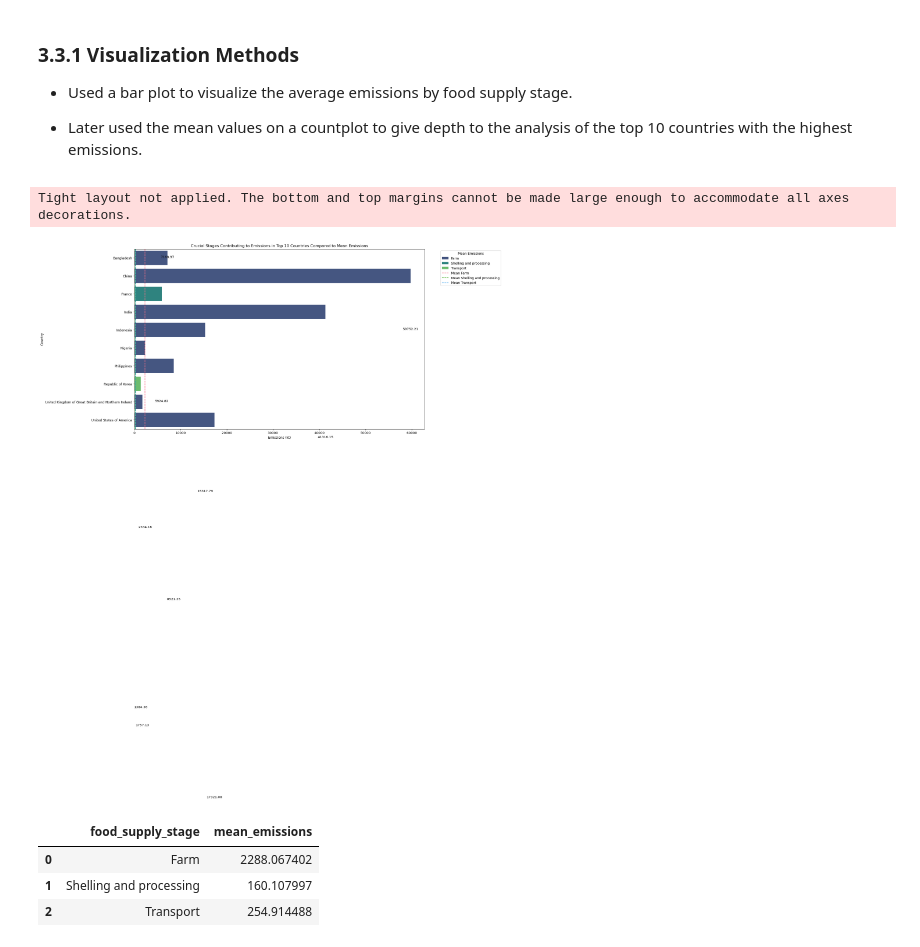
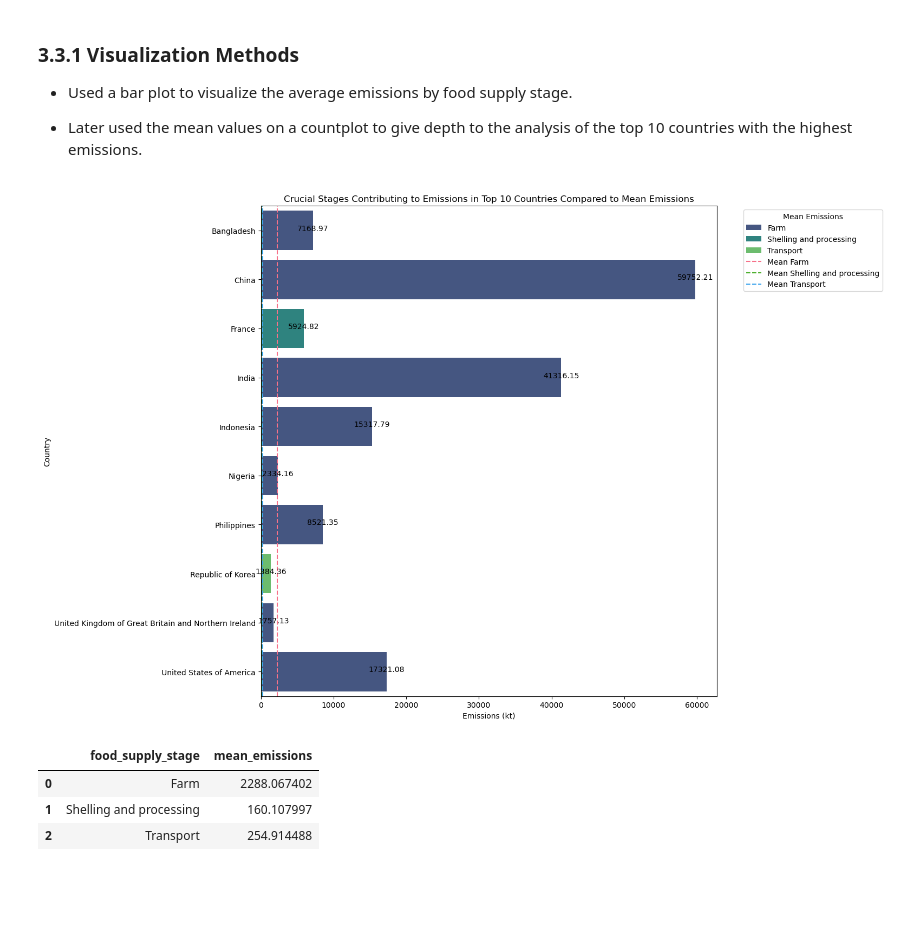
Before and after one commit to AlexRibeiro95/Project_FoodWaste, a Jupyter notebook: EDA/Main.ipynb, the cells around one changed output. Cells and saved outputs as stored; diff of their text form; code cells hidden in the pictures; blank space fills up the shorter version.

```diff
--- a/EDA/Main.ipynb
+++ b/EDA/Main.ipynb
@@ -478,43 +497,46 @@ mean_emissions_crucial_stages
 
 fig = px.bar(mean_emissions_crucial_stages, x='food_supply_stage', y='mean_emissions', title='Mean Emissions per Crucial Stage')
 fig.show()
+# %%
+# Reset index to format the position of the bars values
+
+crucial_stages.reset_index(drop=True, inplace=True)
 # %%
 #Can we put the mean emissions values in the legend?
 
 # Create a bar plot
 
-plt.figure(figsize=(16, 10))
+plt.figure(figsize=(16, 10), layout='tight')
 sns.barplot(x='emissions_quantity', y='country', hue='food_supply_stage', data=crucial_stages, palette='viridis', dodge=False)
 for index, row in crucial_stages.iterrows():
-    plt.text(row['emissions_quantity'], index, round(row['emissions_quantity'], 2), color='black', ha="center")
+   plt.text(row['emissions_quantity'], index, round(row['emissions_quantity'], 2), color='black', ha="center")
 
 # Define colors for each stage
 stage_colors = sns.color_palette('husl', len(mean_emissions_crucial_stages))
 
 # Add a horizontal line for the mean emissions with different colors
 
 for idx, stage in enumerate(crucial_stages['food_supply_stage'].unique()):
     mean_val = mean_emissions_crucial_stages[mean_emissions_crucial_stages['food_supply_stage'] == stage]['mean_emissions'].values[0]
     plt.axvline(mean_val, color=stage_colors[idx], linestyle='--', label=f'Mean {stage}')
 
 # Add a legend for the mean emissions
 
 plt.legend(title='Mean Emissions', bbox_to_anchor=(1.05, 1), loc='upper left')
 plt.title('Crucial Stages Contributing to Emissions in Top 10 Countries Compared to Mean Emissions')
 
 plt.xlabel('Emissions (kt)')
 plt.ylabel('Country')
 plt.tight_layout()
 plt.show()
 
 # From the mean_emissions_crucial_stages DataFrame, we extract just the stages in the graph (farm, transport, shell and processing)
 
 mean_emissions_crucial_stages = mean_emissions_crucial_stages[mean_emissions_crucial_stages['food_supply_stage'].isin(['Farm', 'Transport', 'Shelling and processing'])].reset_index(drop=True)
 
 mean_emissions_crucial_stages
 # %% [output]
-Tight layout not applied. The bottom and top margins cannot be made large enough to accommodate all axes decorations.
-[figure, old version]
+[figure, new version]
 |  | food_supply_stage | mean_emissions |
 | 0 | Farm | 2288.067402 |
 | 1 | Shelling and processing | 160.107997 |
```
Also changed, not shown: parts of 4 cells of this notebook, 7 other files.
